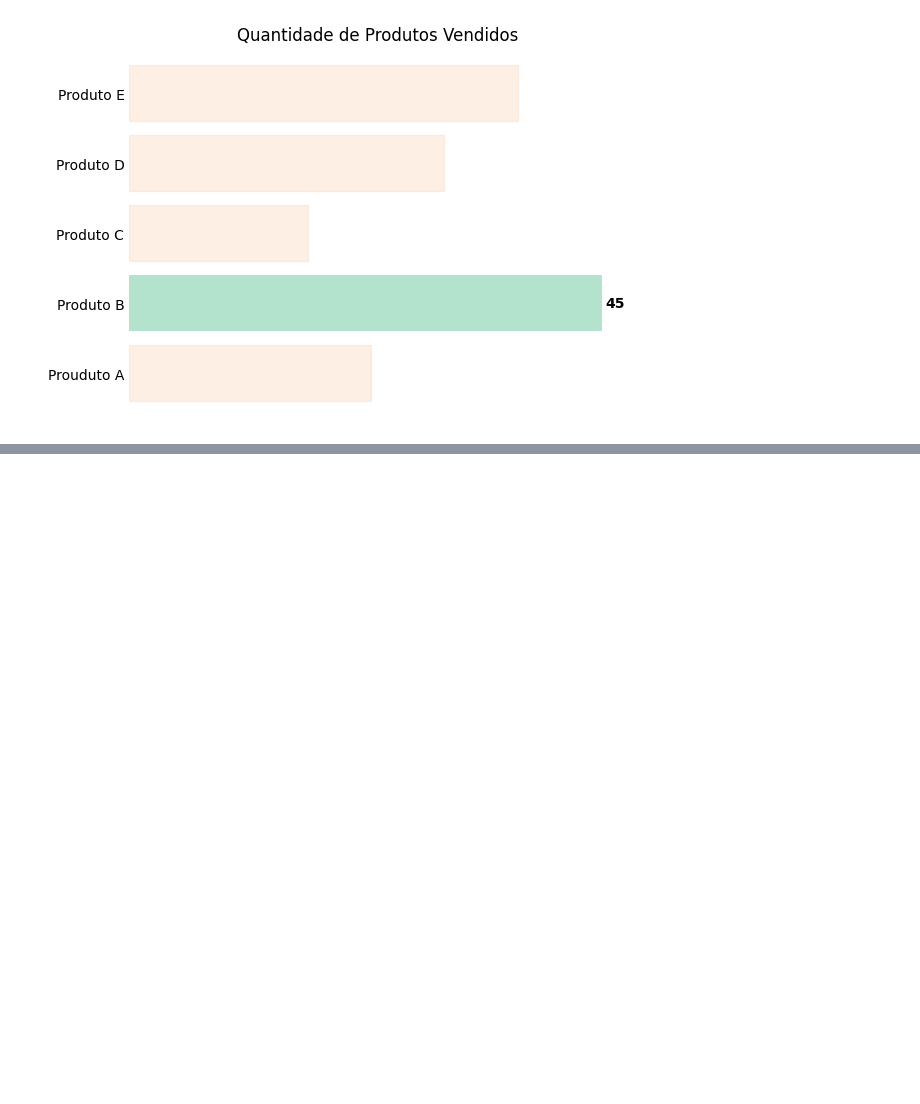
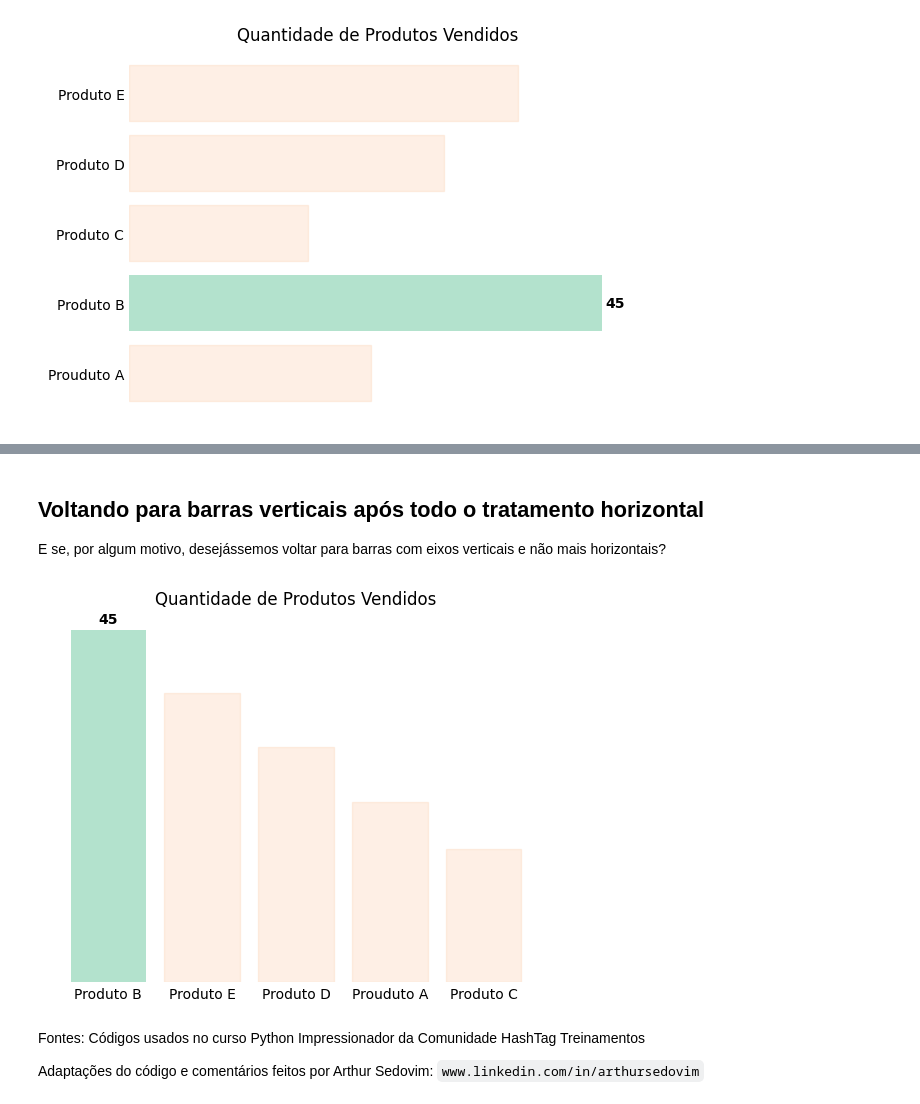
Before and after one commit to sdemoviart/data-viz-python-collection, a Jupyter notebook: bar_chart.ipynb, the cells around one changed output, grey strips where cells are left out. Cells and saved outputs as stored; diff of their text form; code cells hidden in the pictures; blank space fills up the shorter version.

```diff
--- a/bar_chart.ipynb
+++ b/bar_chart.ipynb
@@ -192,0 +329,48 @@ plt.show()
+# %% [markdown]
+## Voltando para barras verticais após todo o tratamento horizontal
+E se, por algum motivo, desejássemos voltar para barras com eixos verticais e não mais horizontais?
+# %%
+#==========================================================================================
+rotulos = [valor if valor == max(quantidades_ordenadas) else '' for valor in quantidades_ordenadas]
+#==========================================================================================
+
+cores = plt.get_cmap('Pastel2').colors
+ciclo_cores = cycler('color', cores)
+plt.rc('axes', prop_cycle=ciclo_cores)
+
+#==========================================================================================
+# 1. mudando o plt.barh para plt.bar
+barras = plt.bar(produtos_ordenados, quantidades_ordenadas)
+plt.bar_label(barras, labels=rotulos, padding=3, fontsize=10, fontweight='bold')
+plt.box(False)
+
+#==========================================================================================
+# 2. Está no final do código, deve ser alterado lá.
+# 3. Trocar a lista vazia do eixo x pela do eixo y, alterando a função
+plt.yticks([])
+
+#==========================================================================================
+# 4. Trocar os parametros de y pelo de x (some com os traços dos eixos)
+plt.tick_params(axis='x', length=0)
+
+#==========================================================================================
+# Alterando cores das demais barras se não forem o valor máximo
+for i, barra in enumerate (barras):
+    if i != quantidades_ordenadas.index(max(quantidades_ordenadas)):
+        barras[i].set_color(cores[1])
+        barras[i].set_alpha(0.3)
+
+#==========================================================================================
+plt.title('Quantidade de Produtos Vendidos')
+
+#==========================================================================================
+# 2. comentar a linha de inversão de eixos
+# 5. Descomentar a linha e inverter o eixo x
+plt.gca().invert_xaxis()
+plt.show()
+# %% [output]
+[figure, added]
+# %% [markdown]
+Fontes: Códigos usados no curso Python Impressionador da Comunidade HashTag Treinamentos
+
+Adaptações do código e comentários feitos por Arthur Sedovim: `www.linkedin.com/in/arthursedovim`
```
Also changed, not shown: parts of 8 cells of this notebook.
